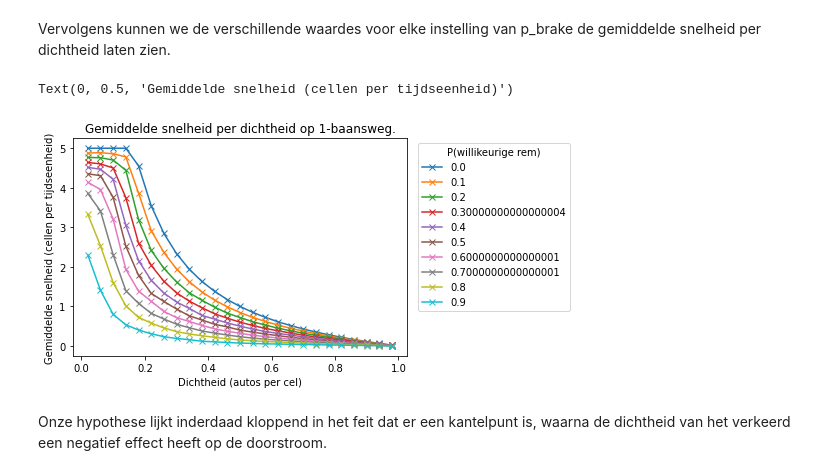
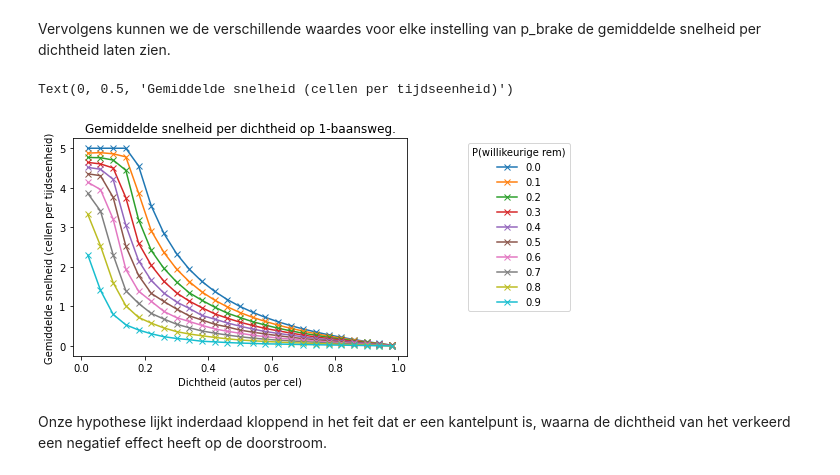
Before and after one commit to m-jeu/traffic-sim, a Jupyter notebook: experiment.ipynb, the cells around one changed output. Saved outputs shown, nothing was run; the diff lists cells and outputs as text; code cells hidden in the pictures.

Commit message:
Round graph legend floating point numbers

```diff
--- a/experiment.ipynb
+++ b/experiment.ipynb
@@ -104,19 +104,19 @@ Vervolgens kunnen we de verschillende waardes voor elke instelling van p_brake d
 # %%
 fig, ax = plt.subplots()
 
 for p in variable_params["p_brake"]:
-    ax.plot(df_1_grouped[(slice(None), p)], "x-", label=p)
+    ax.plot(df_1_grouped[(slice(None), p)], "x-", label=round(p, 2))
 
 ax.legend(
     title="P(willikeurige rem)",
     bbox_to_anchor=(1.5, 1)
 )
 ax.set_title("Gemiddelde snelheid per dichtheid op 1-baansweg.")
 ax.set_xlabel("Dichtheid (autos per cel)")
 ax.set_ylabel("Gemiddelde snelheid (cellen per tijdseenheid)")
 # %% [output]
 Text(0, 0.5, 'Gemiddelde snelheid (cellen per tijdseenheid)')
-[figure, old version]
+[figure, new version]
 # %% [markdown]
 Onze hypothese lijkt inderdaad kloppend in het feit dat er een kantelpunt is, waarna de dichtheid van het verkeerd een negatief effect heeft op de doorstroom.
 # %% [markdown]
```
Also changed, not shown: parts of 1 cell of this notebook.
